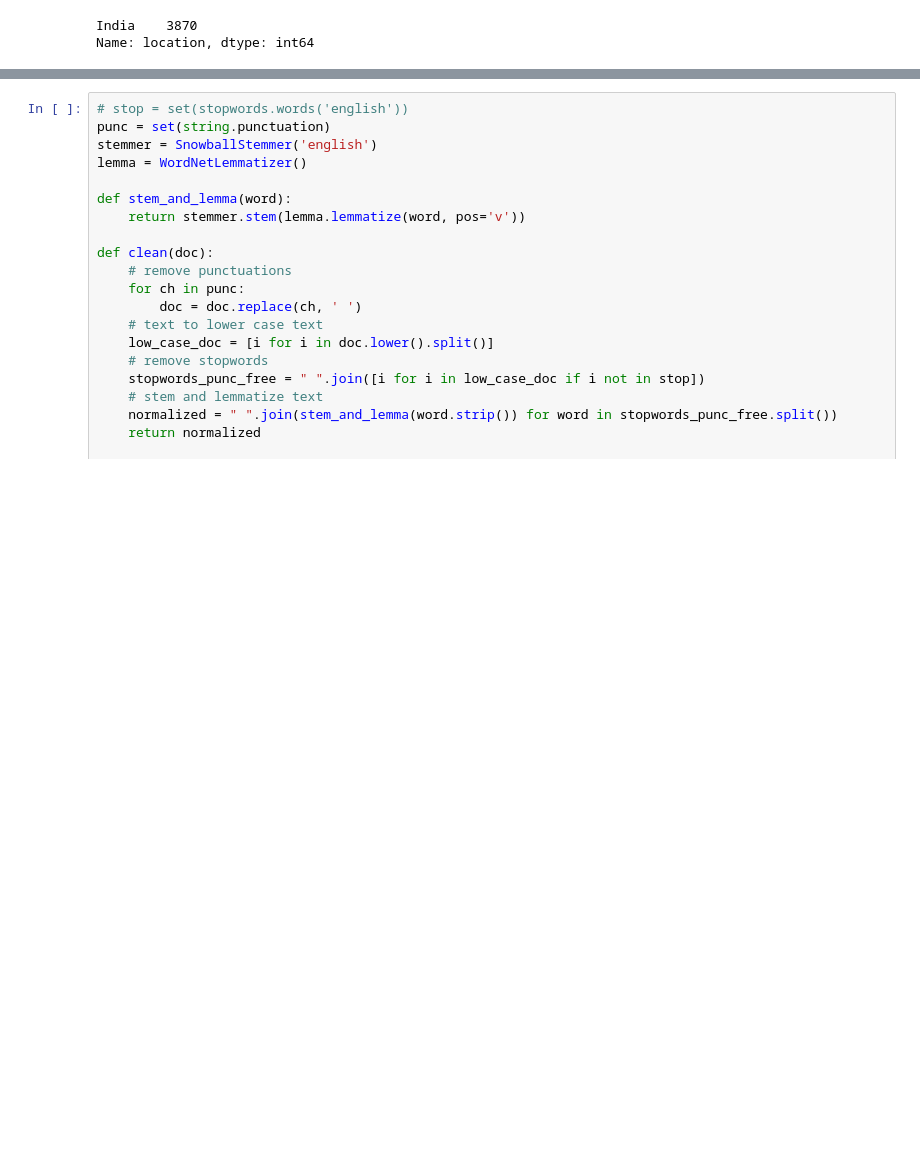
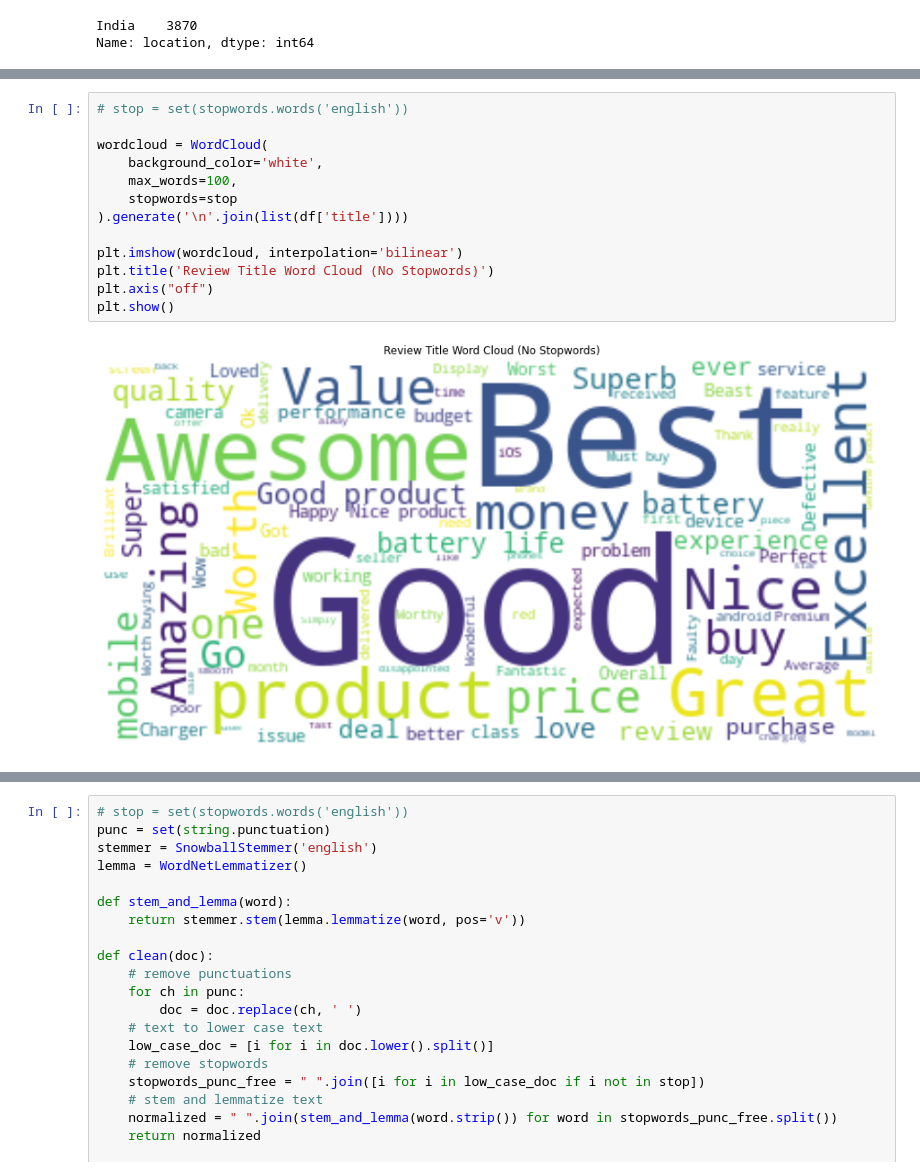
Before and after one commit to gstdl/Amazon-IPhone-XR-Product-Review-Topic-Modeling, a Jupyter notebook: jupyter_notebooks/2. Pre-Modeling Data Analysis & Data Cleaning.ipynb, the cells around one changed output, grey strips where cells are left out. Cells and saved outputs as stored; diff of their text form; blank space fills up the shorter version.

```diff
--- a/jupyter_notebooks/2. Pre-Modeling Data Analysis & Data Cleaning.ipynb
+++ b/jupyter_notebooks/2. Pre-Modeling Data Analysis & Data Cleaning.ipynb
@@ -251,3 +262,18 @@ plt.show()
+# %%
+# stop = set(stopwords.words('english'))
+
+wordcloud = WordCloud(
+    background_color='white',
+    max_words=100,
+    stopwords=stop
+).generate('\n'.join(list(df['title'])))
+
+plt.imshow(wordcloud, interpolation='bilinear')
+plt.title('Review Title Word Cloud (No Stopwords)')
+plt.axis("off")
+plt.show()
+# %% [output]
+[figure, added]
 # %%
 # stop = set(stopwords.words('english'))
 
```
Also changed, not shown: parts of 23 cells of this notebook, 1 other file.
